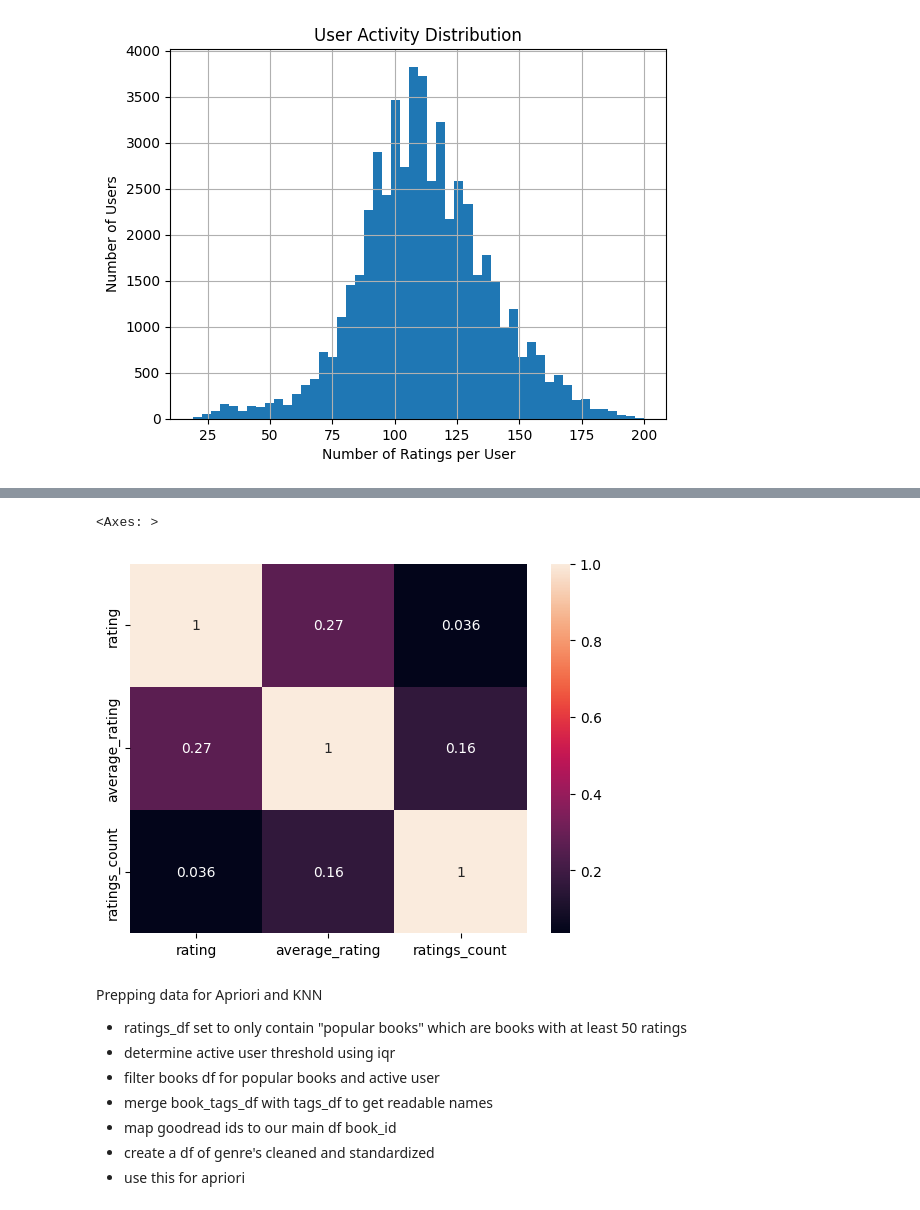
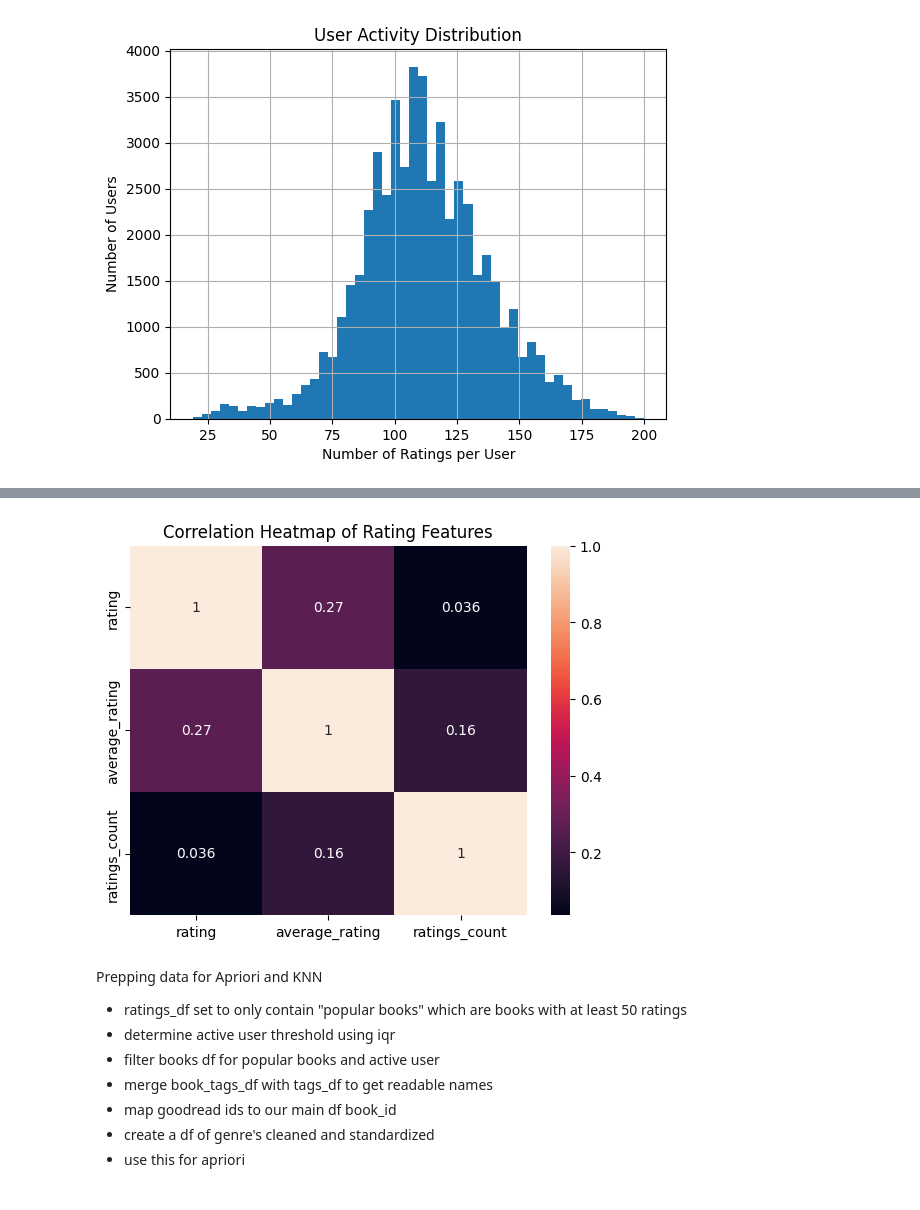
Before and after one commit to ItsNotGordon/reading-nook, a Jupyter notebook: notebook.ipynb, the cells around one changed output, grey strips where cells are left out. Cells and saved outputs as stored; diff of their text form; code cells hidden in the pictures.

```diff
--- a/notebook.ipynb
+++ b/notebook.ipynb
@@ -243,8 +238,9 @@ main_df['average_rating'].hist(bins=50)
 # %%
 sns.heatmap(main_df[['rating', 'average_rating', 'ratings_count']].corr(), annot=True)
+plt.title("Correlation Heatmap of Rating Features")
+plt.show()
 # %% [output]
-<Axes: >
-[figure, old version]
+[figure, new version]
 # %% [markdown]
 Prepping data for Apriori and KNN
 <ul>
```
Also changed, not shown: parts of 14 cells of this notebook, 2 other files.
